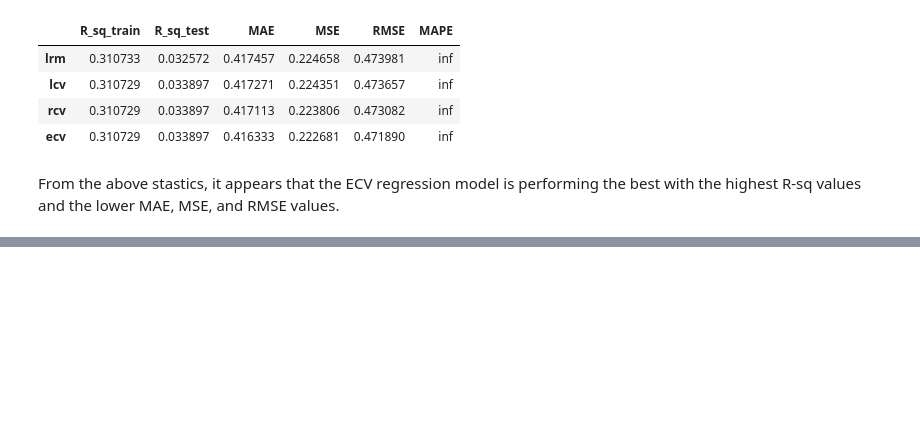
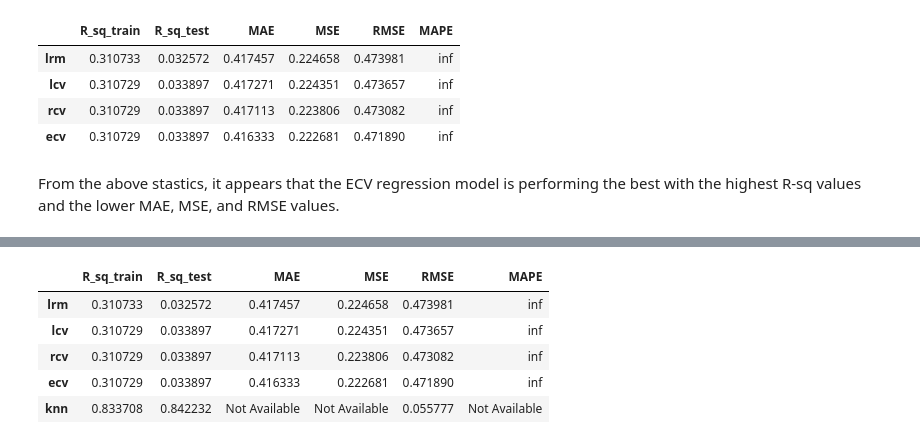
Before and after one commit to kathieking/Thinkful, a Jupyter notebook: check20_5_challenge.ipynb, the cells around one changed output, grey strips where cells are left out. Saved outputs shown, nothing was run; the diff lists cells and outputs as text; code cells hidden in the pictures; blank space fills up the shorter version.

```diff
--- a/check20_5_challenge.ipynb
+++ b/check20_5_challenge.ipynb
@@ -344,0 +358,8 @@ for train_index, test_index in kf.split(X,y):
+# %%
+K = 14
+
+model = neighbors.KNeighborsRegressor(n_neighbors = K)
+model.fit(x_train, y_train)  #fit the model
+error_train = sqrt(mean_squared_error(y_test,pred)) #calculate rmse
+rmse_val.append(error) #store rmse values
+print('RMSE value for k= ' , K , 'is:', error)
@@ -344,0 +368,8 @@ for train_index, test_index in kf.split(X,y):
+# %%
+K = 14
+
+model = neighbors.KNeighborsRegressor(n_neighbors = K)
+model.fit(x_test, y_test)  #fit the model
+error_test = sqrt(mean_squared_error(y_test,pred)) #calculate rmse
+rmse_val.append(error) #store rmse values
+print('RMSE value for k= ' , K , 'is:', error)
@@ -344,0 +378,3 @@ for train_index, test_index in kf.split(X,y):
+# %%
+knn_train_R_sq = model.score(x_train, y_train)
+knn_test_R_sq = model.score(x_test, y_test)
@@ -344,0 +387,17 @@ for train_index, test_index in kf.split(X,y):
+# %%
+data2 = {'R_sq_train':[knn_train_R_sq], 'R_sq_test':[knn_test_R_sq],
+       'MAE': ['Not Available'], 'MSE': ['Not Available'], 'RMSE': [error_train],
+       'MAPE': ['Not Available']}
+
+# Creates pandas DataFrame.
+model_stats_2 = pd.DataFrame(data2, index =['knn'])
+
+# print the data
+model_stats_compare.append(model_stats_2, ignore_index=False)
+# %% [output]
+|  | R_sq_train | R_sq_test | MAE | MSE | RMSE | MAPE |
+| lrm | 0.310733 | 0.032572 | 0.417457 | 0.224658 | 0.473981 | inf |
+| lcv | 0.310729 | 0.033897 | 0.417271 | 0.224351 | 0.473657 | inf |
+| rcv | 0.310729 | 0.033897 | 0.417113 | 0.223806 | 0.473082 | inf |
+| ecv | 0.310729 | 0.033897 | 0.416333 | 0.222681 | 0.471890 | inf |
+| knn | 0.833708 | 0.842232 | Not Available | Not Available | 0.055777 | Not Available |
```
Also changed, not shown: parts of 16 cells of this notebook.
